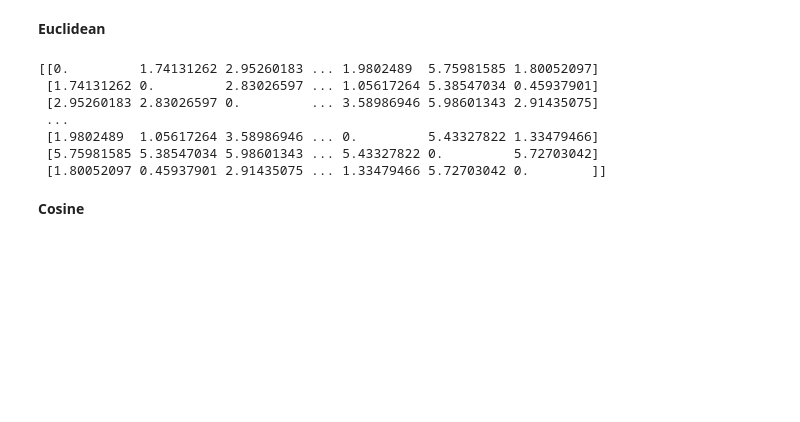
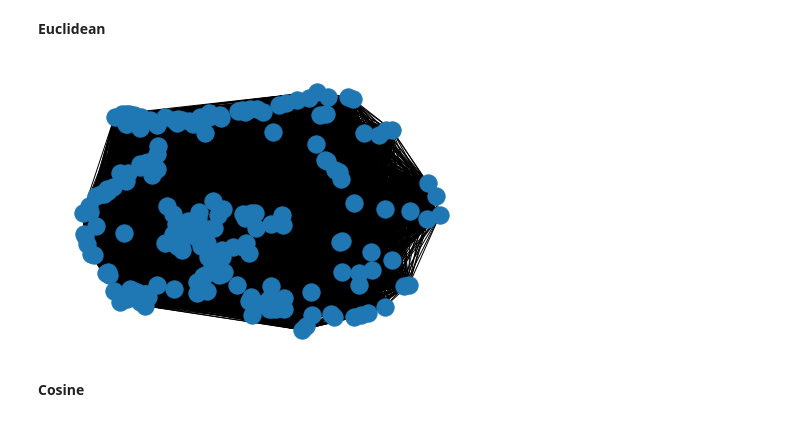
Before and after one commit to Addma/EECS4412-Project, a Jupyter notebook: task5.ipynb, the cells around one changed output. Drawn from its saved outputs; the diff is of its cells as text; code cells hidden in the pictures; blank space fills up the shorter version.

Commit message:
task2 csv + task5 changes
-reran the similarity computation without values normalized

```diff
--- a/task5.ipynb
+++ b/task5.ipynb
@@ -31,5 +32,7 @@ df['years_yelped'] = 2022 - df['years_yelped'].astype(int)
 df['num_friends'] = df['friends'].apply(lambda x: len(x.split(',')))
 df['num_friends'] = np.where(df['friends']=='None', 0, df['num_friends'])
 
-clean = df.drop(columns=['Unnamed: 0', 'user_id', 'name', 'yelping_since', 'elite', 'friends'])
-normalized_clean=(clean-clean.mean())/clean.std()
+clean = df.drop(columns=['Unnamed: 0', 'user_id', 'name', 'yelping_since', 'elite', 'friends', 'fans', 'compliment_count'])
+#normalized_clean=(clean-clean.mean())/clean.std()
+normalized_clean=clean
+clean.head()
@@ -38,17 +48,13 @@ normalized_clean=(clean-clean.mean())/clean.std()
 # %%
 from scipy.spatial.distance import pdist, squareform
 
 distances = pdist(normalized_clean.values, metric='euclidean')
 dist_matrix = squareform(distances)
-print(dist_matrix)
+
+G = G=nx.from_numpy_matrix(dist_matrix)
+nx.draw(G)
 # %% [output]
-[[0.         1.74131262 2.95260183 ... 1.9802489  5.75981585 1.80052097]
- [1.74131262 0.         2.83026597 ... 1.05617264 5.38547034 0.45937901]
- [2.95260183 2.83026597 0.         ... 3.58986946 5.98601343 2.91435075]
- ...
- [1.9802489  1.05617264 3.58986946 ... 0.         5.43327822 1.33479466]
- [5.75981585 5.38547034 5.98601343 ... 5.43327822 0.         5.72703042]
- [1.80052097 0.45937901 2.91435075 ... 1.33479466 5.72703042 0.        ]]
+[figure, added]
 # %% [markdown]
 <b>Cosine</b>
 # %%
```
Also changed, not shown: parts of 4 cells of this notebook, 4 other files.
